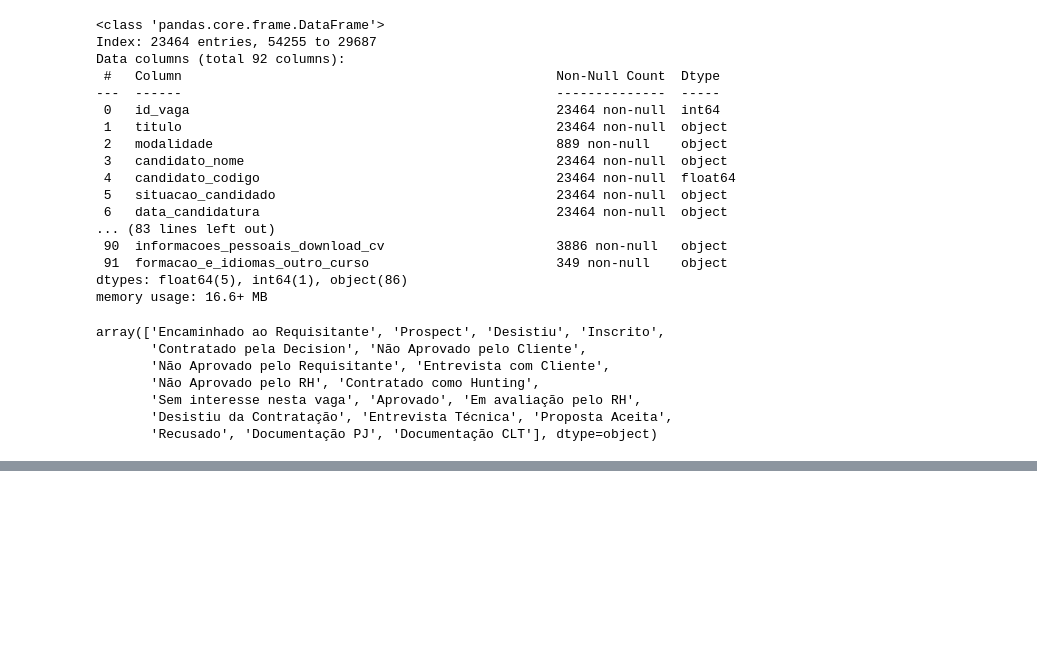
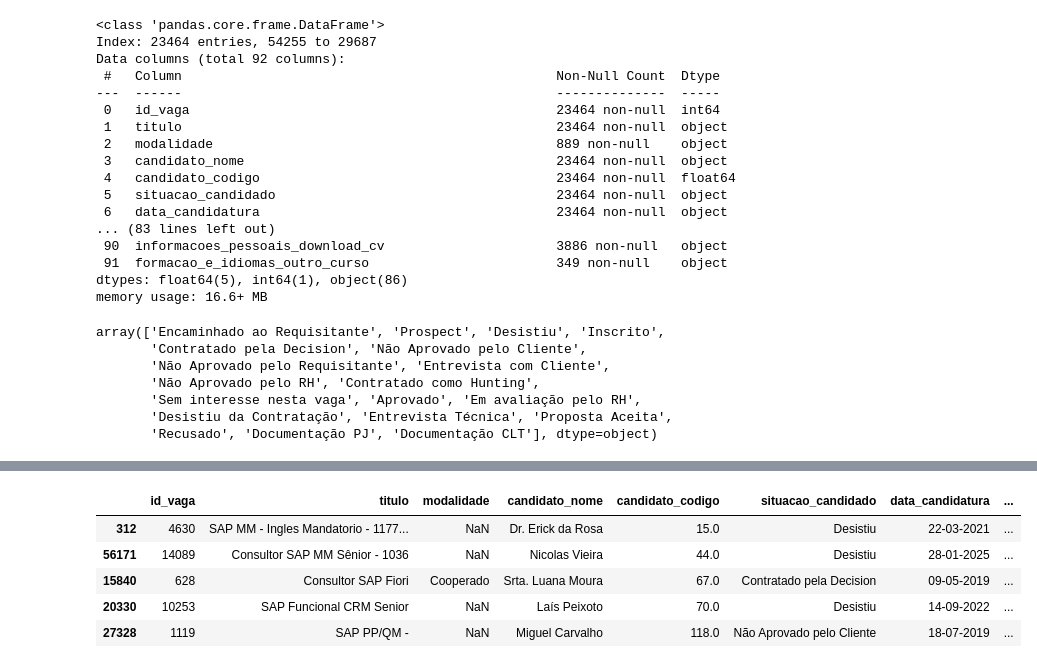
Before and after one commit to letpires/AIDecision, a Jupyter notebook: eda.ipynb, the cells around one changed output, grey strips where cells are left out. Saved outputs shown, nothing was run; the diff lists cells and outputs as text; code cells hidden in the pictures; blank space fills up the shorter version.

```diff
--- a/eda.ipynb
+++ b/eda.ipynb
@@ -349,0 +412,10 @@ array(['Encaminhado ao Requisitante', 'Prospect', 'Desistiu', 'Inscrito',
+# %%
+data_latest = data_latest.dropna(subset=['match'])
+data_latest.head()
+# %% [output]
+|  | id_vaga | titulo | modalidade | candidato_nome | candidato_codigo | situacao_candidado | data_candidatura | ... |
+| 312 | 4630 | SAP MM - Ingles Mandatorio - 1177... | NaN | Dr. Erick da Rosa | 15.0 | Desistiu | 22-03-2021 | ... |
+| 56171 | 14089 | Consultor SAP MM Sênior - 1036 | NaN | Nicolas Vieira | 44.0 | Desistiu | 28-01-2025 | ... |
+| 15840 | 628 | Consultor SAP Fiori | Cooperado | Srta. Luana Moura | 67.0 | Contratado pela Decision | 09-05-2019 | ... |
+| 20330 | 10253 | SAP Funcional CRM Senior | NaN | Laís Peixoto | 70.0 | Desistiu | 14-09-2022 | ... |
+| 27328 | 1119 | SAP PP/QM - | NaN | Miguel Carvalho | 118.0 | Não Aprovado pelo Cliente | 18-07-2019 | ... |
```
Also changed, not shown: parts of 14 cells of this notebook.
